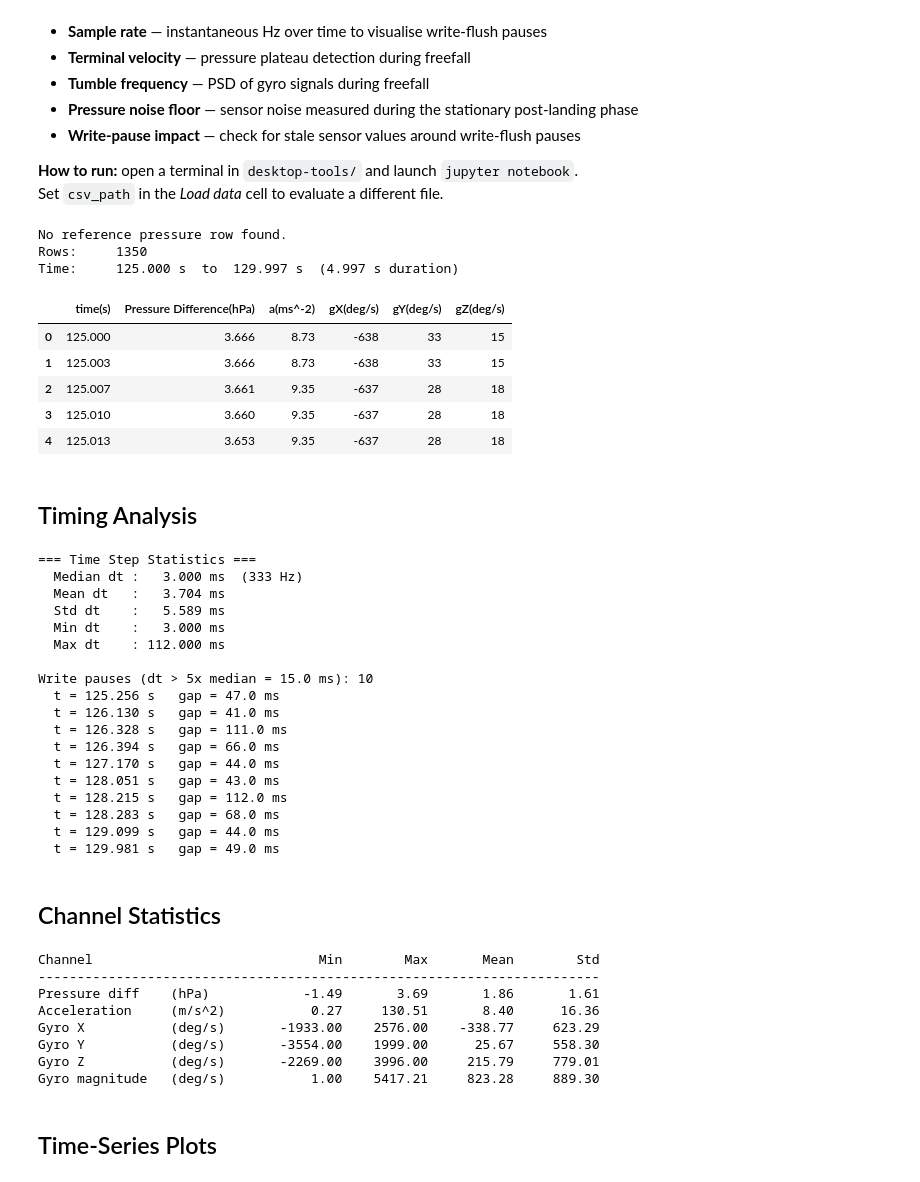
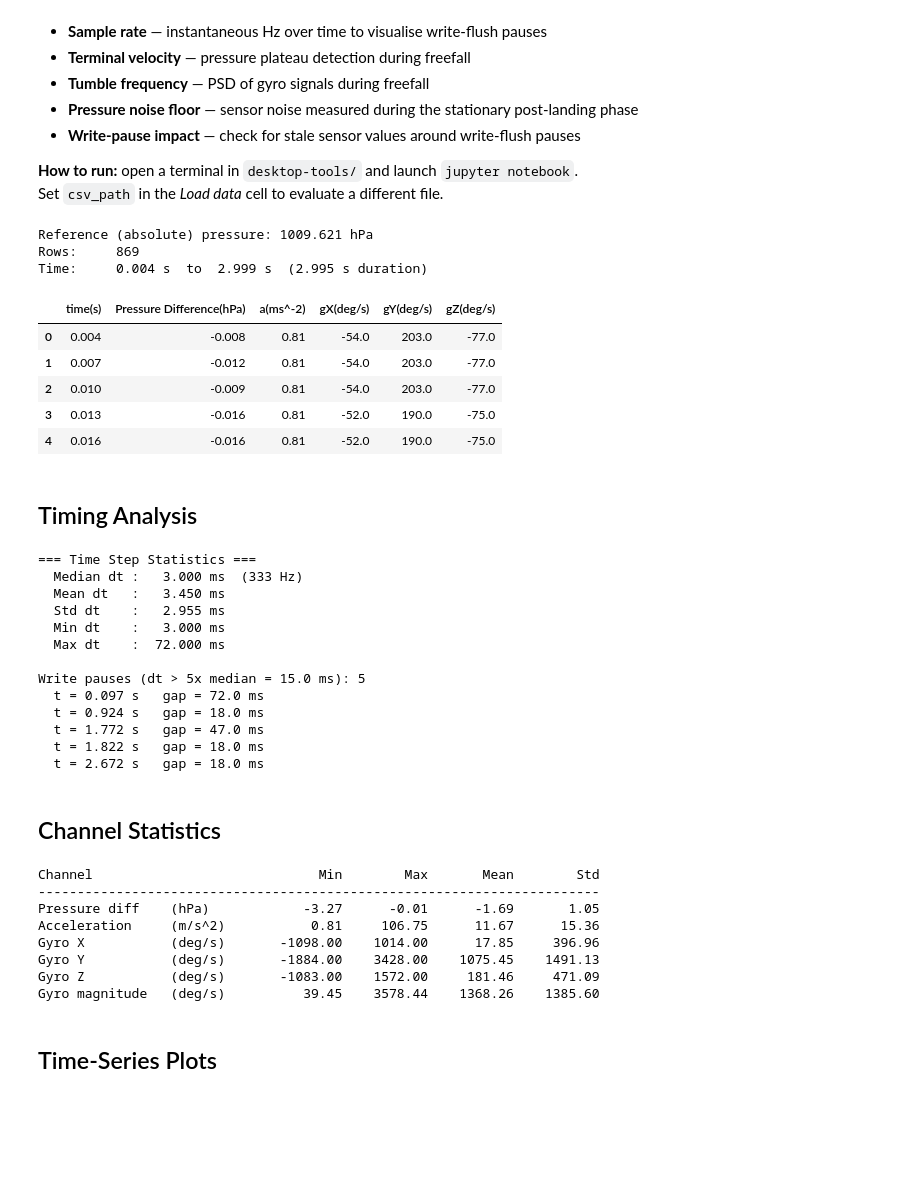
Before and after one commit to joshua-wx/droplogger, a Jupyter notebook: desktop-tools/evaluate_droplogger.ipynb, the cells around one changed output. Drawn from its saved outputs; the diff is of its cells as text; code cells hidden in the pictures; blank space fills up the shorter version.

```diff
--- a/desktop-tools/evaluate_droplogger.ipynb
+++ b/desktop-tools/evaluate_droplogger.ipynb
@@ -24,38 +24,39 @@ plt.rcParams['axes.grid'] = True
 plt.rcParams['grid.alpha'] = 0.3
 # %%
 # -- set path to the CSV file to evaluate --
-csv_path = Path('sample-data/droplogger-test.csv')
+csv_path = Path('sample-data/droplogger-test-data.csv')
 # -------------------------------------------
 
-df_raw = pd.read_csv(csv_path)
+# Accept both comma and tab delimited files from logger exports.
+df_raw = pd.read_csv(csv_path, sep=None, engine='python')
 
 # The unpack script writes a reference-pressure sentinel row at time = -0.001 s.
 # Extract it if present, then work with data rows only.
 ref_row = df_raw[df_raw['time(s)'] < 0]
 if not ref_row.empty:
     ref_pressure_hpa = ref_row['Pressure Difference(hPa)'].iloc[0]
     print(f'Reference (absolute) pressure: {ref_pressure_hpa:.3f} hPa')
     df = df_raw[df_raw['time(s)'] >= 0].copy().reset_index(drop=True)
 else:
     ref_pressure_hpa = None
     print('No reference pressure row found.')
     df = df_raw.copy().reset_index(drop=True)
 
 t_start = df['time(s)'].iloc[0]
 t_end   = df['time(s)'].iloc[-1]
 print(f'Rows:     {len(df)}')
 print(f'Time:     {t_start:.3f} s  to  {t_end:.3f} s  ({t_end - t_start:.3f} s duration)')
 df.head()
 # %% [output]
-No reference pressure row found.
-Rows:     1350
-Time:     125.000 s  to  129.997 s  (4.997 s duration)
+Reference (absolute) pressure: 1009.621 hPa
+Rows:     869
+Time:     0.004 s  to  2.999 s  (2.995 s duration)
 |  | time(s) | Pressure Difference(hPa) | a(ms^-2) | gX(deg/s) | gY(deg/s) | gZ(deg/s) |
-| 0 | 125.000 | 3.666 | 8.73 | -638 | 33 | 15 |
-| 1 | 125.003 | 3.666 | 8.73 | -638 | 33 | 15 |
-| 2 | 125.007 | 3.661 | 9.35 | -637 | 28 | 18 |
-| 3 | 125.010 | 3.660 | 9.35 | -637 | 28 | 18 |
-| 4 | 125.013 | 3.653 | 9.35 | -637 | 28 | 18 |
+| 0 | 0.004 | -0.008 | 0.81 | -54.0 | 203.0 | -77.0 |
+| 1 | 0.007 | -0.012 | 0.81 | -54.0 | 203.0 | -77.0 |
+| 2 | 0.010 | -0.009 | 0.81 | -54.0 | 203.0 | -77.0 |
+| 3 | 0.013 | -0.016 | 0.81 | -52.0 | 190.0 | -75.0 |
+| 4 | 0.016 | -0.016 | 0.81 | -52.0 | 190.0 | -75.0 |
 # %% [markdown]
 ## Timing Analysis
 # %%
@@ -84,22 +85,17 @@ for idx, gap in gaps.items():
 # %% [output]
 === Time Step Statistics ===
   Median dt :   3.000 ms  (333 Hz)
-  Mean dt   :   3.704 ms
-  Std dt    :   5.589 ms
+  Mean dt   :   3.450 ms
+  Std dt    :   2.955 ms
   Min dt    :   3.000 ms
-  Max dt    : 112.000 ms
+  Max dt    :  72.000 ms
 
-Write pauses (dt > 5x median = 15.0 ms): 10
-  t = 125.256 s   gap = 47.0 ms
-  t = 126.130 s   gap = 41.0 ms
-  t = 126.328 s   gap = 111.0 ms
-  t = 126.394 s   gap = 66.0 ms
-  t = 127.170 s   gap = 44.0 ms
-  t = 128.051 s   gap = 43.0 ms
-  t = 128.215 s   gap = 112.0 ms
-  t = 128.283 s   gap = 68.0 ms
-  t = 129.099 s   gap = 44.0 ms
-  t = 129.981 s   gap = 49.0 ms
+Write pauses (dt > 5x median = 15.0 ms): 5
+  t = 0.097 s   gap = 72.0 ms
+  t = 0.924 s   gap = 18.0 ms
+  t = 1.772 s   gap = 47.0 ms
+  t = 1.822 s   gap = 18.0 ms
+  t = 2.672 s   gap = 18.0 ms
 # %% [markdown]
 ## Channel Statistics
 # %%
@@ -126,12 +122,12 @@ for col, label in channels.items():
 # %% [output]
 Channel                             Min        Max       Mean        Std
 ------------------------------------------------------------------------
-Pressure diff    (hPa)            -1.49       3.69       1.86       1.61
-Acceleration     (m/s^2)           0.27     130.51       8.40      16.36
-Gyro X           (deg/s)       -1933.00    2576.00    -338.77     623.29
-Gyro Y           (deg/s)       -3554.00    1999.00      25.67     558.30
-Gyro Z           (deg/s)       -2269.00    3996.00     215.79     779.01
-Gyro magnitude   (deg/s)           1.00    5417.21     823.28     889.30
+Pressure diff    (hPa)            -3.27      -0.01      -1.69       1.05
+Acceleration     (m/s^2)           0.81     106.75      11.67      15.36
+Gyro X           (deg/s)       -1098.00    1014.00      17.85     396.96
+Gyro Y           (deg/s)       -1884.00    3428.00    1075.45    1491.13
+Gyro Z           (deg/s)       -1083.00    1572.00     181.46     471.09
+Gyro magnitude   (deg/s)          39.45    3578.44    1368.26    1385.60
 # %% [markdown]
 ## Time-Series Plots
 # %%
```
Also changed, not shown: parts of 7 cells of this notebook, 4 other files.
